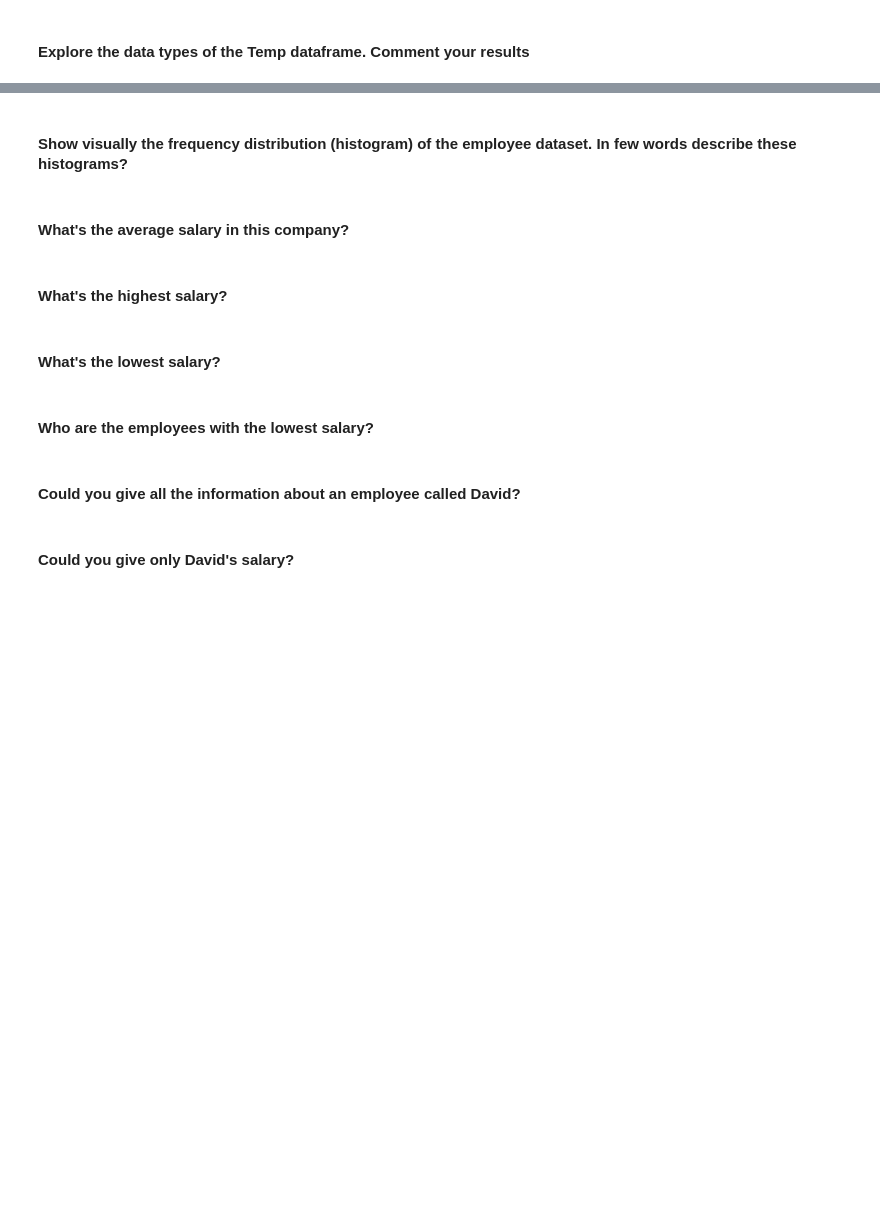
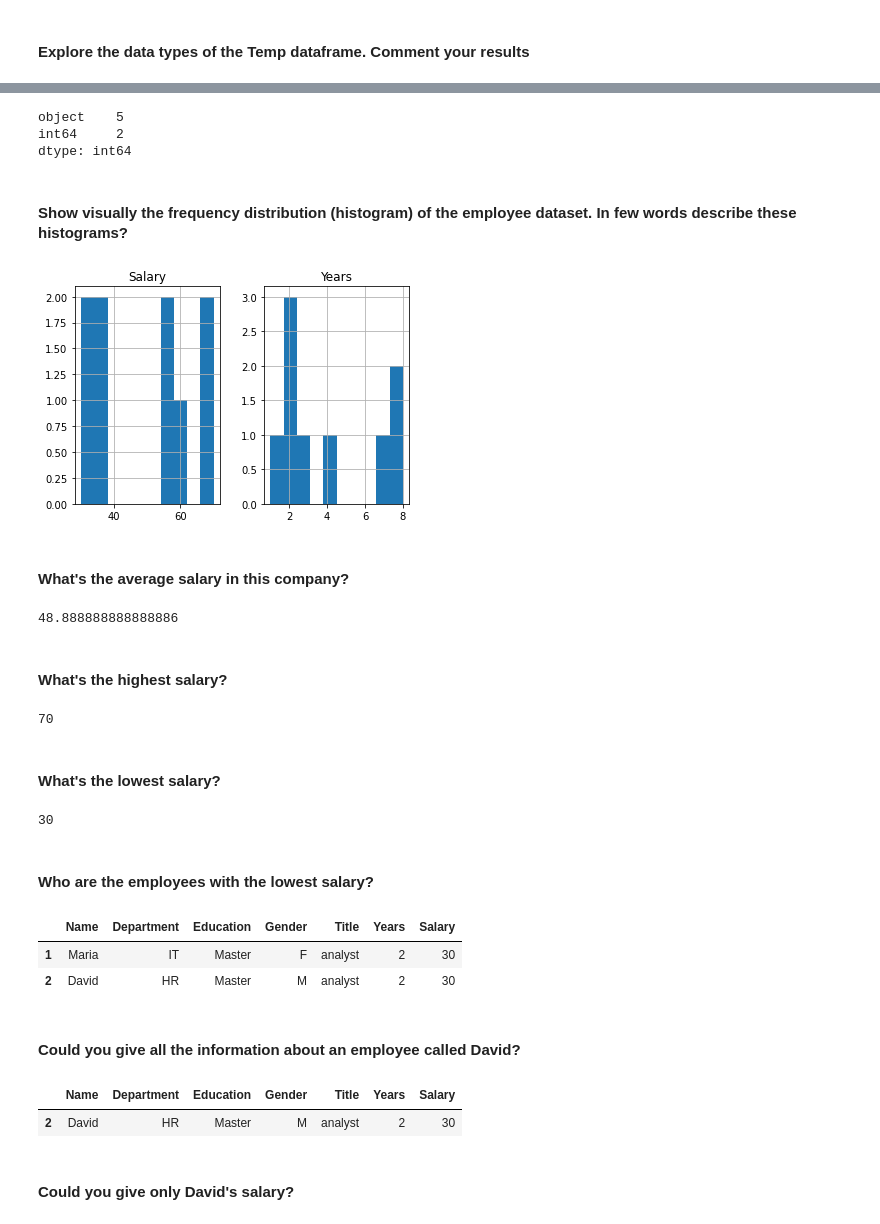
Before and after one commit to ta-data-mexpt/lab-subsetting-and-descriptive-stats, a Jupyter notebook: your-code/main.ipynb, the cells around one changed output, grey strips where cells are left out. Cells and saved outputs as stored; diff of their text form; code cells hidden in the pictures; blank space fills up the shorter version.

```diff
--- a/your-code/main.ipynb
+++ b/your-code/main.ipynb
@@ -113,6 +120,7 @@ temp.groupby(['State'])['Temperature'].agg(['mean', 'std'])
 #### Load the `employee.csv` file into a DataFrame. Call the dataframe `employee`
 # %%
 # your answer here
+employee = pd.read_csv('Employee.csv')
 # %% [markdown]
 #### Explore the data types of the Temp dataframe. Comment your results
 # %%
@@ -120,27 +138,54 @@ temp.groupby(['State'])['Temperature'].agg(['mean', 'std'])
+# %%
+employee.dtypes.value_counts()
+# %% [output]
+object    5
+int64     2
+dtype: int64
 # %% [markdown]
 #### Show visually the frequency distribution (histogram) of the employee dataset. In few words describe these histograms?
 # %%
 # your answer here
+employee.hist();
+# %% [output]
+[figure, added]
 # %% [markdown]
 #### What's the average salary in this company?
 # %%
 # your answer here
+employee.Salary.mean()
+# %% [output]
+48.888888888888886
 # %% [markdown]
 #### What's the highest salary?
 # %%
 # your answer here
+employee.Salary.max()
+# %% [output]
+70
 # %% [markdown]
 #### What's the lowest salary?
 # %%
 # your answer here
+employee.Salary.min()
+# %% [output]
+30
 # %% [markdown]
 #### Who are the employees with the lowest salary?
 # %%
 # your answer here
+employee[employee.Salary == employee.Salary.min()]
+# %% [output]
+|  | Name | Department | Education | Gender | Title | Years | Salary |
+| 1 | Maria | IT | Master | F | analyst | 2 | 30 |
+| 2 | David | HR | Master | M | analyst | 2 | 30 |
 # %% [markdown]
 #### Could you give all the information about an employee called David?
 # %%
 # your answer here
+employee[employee.Name == 'David']
+# %% [output]
+|  | Name | Department | Education | Gender | Title | Years | Salary |
+| 2 | David | HR | Master | M | analyst | 2 | 30 |
 # %% [markdown]
 #### Could you give only David's salary?
 # %%
```
Also changed, not shown: parts of 19 cells of this notebook.
